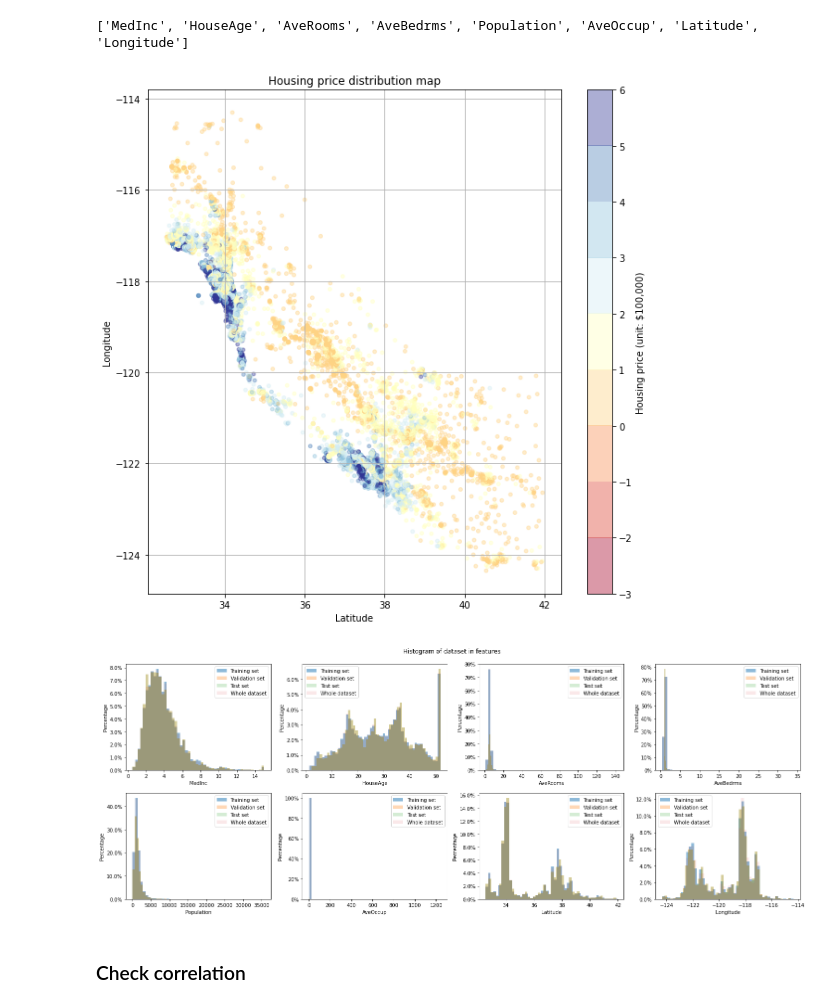
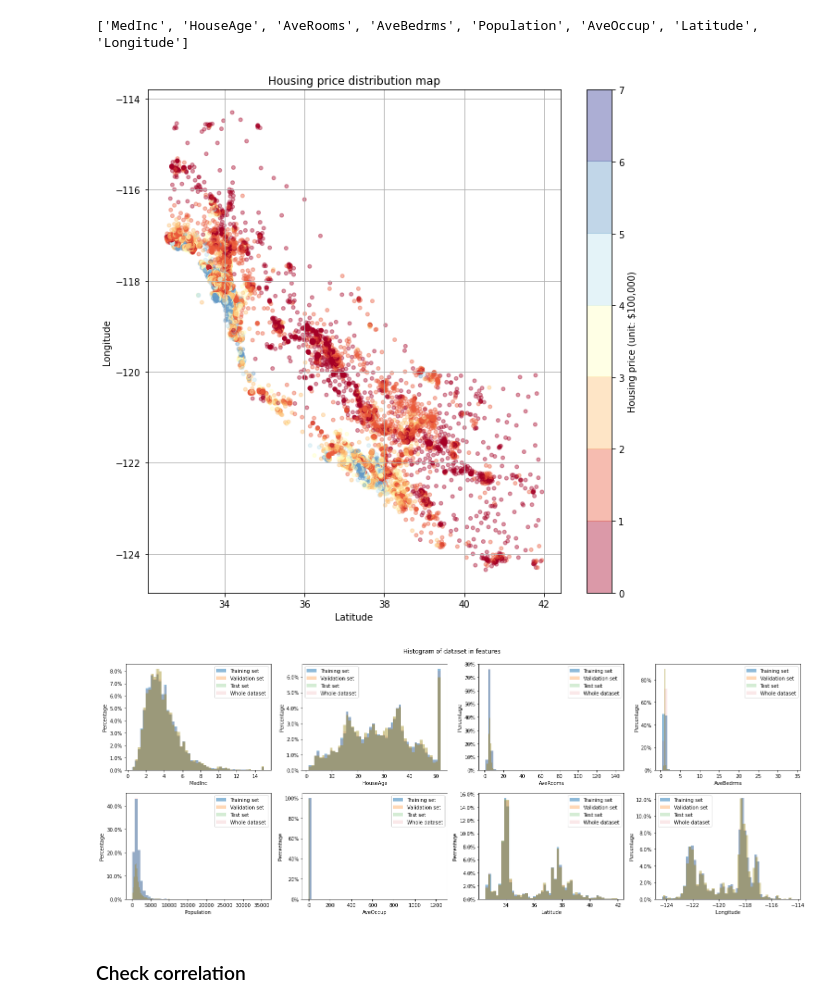
Before and after one commit to ZhengLyuFelix/cme-216-housing-pricing-prediction, a Jupyter notebook: data_viz.ipynb, the cells around one changed output. Drawn from its saved outputs; the diff is of its cells as text; code cells hidden in the pictures.

```diff
--- a/data_viz.ipynb
+++ b/data_viz.ipynb
@@ -40,6 +40,10 @@ x_train, y_train, x_val, y_val, x_test, y_test = train_set_prepare(data, target,
+# %%
+cur_path = os.getcwd()
 # %%
 # Visualize whole dataset
-land_map(data, target, bar_label='Housing price (unit: $100,000)', clim = [-3, 6], step = 9)
+
+save_path = cur_path + '/figures/total_data_set'
+land_map(data, target, save_path=save_path, bar_label='Housing price (unit: $100,000)', clim = [0, 7], step = 7)
 # %% [output]
-[figure, old version]
+[figure, new version]
 # %%
@@ -70,12 +75,14 @@ def feature_hist(data_one, feature_names, label, data_two=None,data_three=None,d
 # %%
+save_path = cur_path + '/figures/hist_data_set'
 feature_hist(x_train,feature_names,
             ['Training set', 'Validation set', 'Test set', 'Whole dataset'],
+            save_path=save_path,
             data_two=x_val,
             data_three=x_test,
             data_four=data,
             title='Histogram of dataset in features')
 # %% [output]
-[figure, old version]
+[figure, new version]
 # %% [markdown]
 ### Check correlation
 # %%
```
Also changed, not shown: parts of 12 cells of this notebook, 31 other files.
